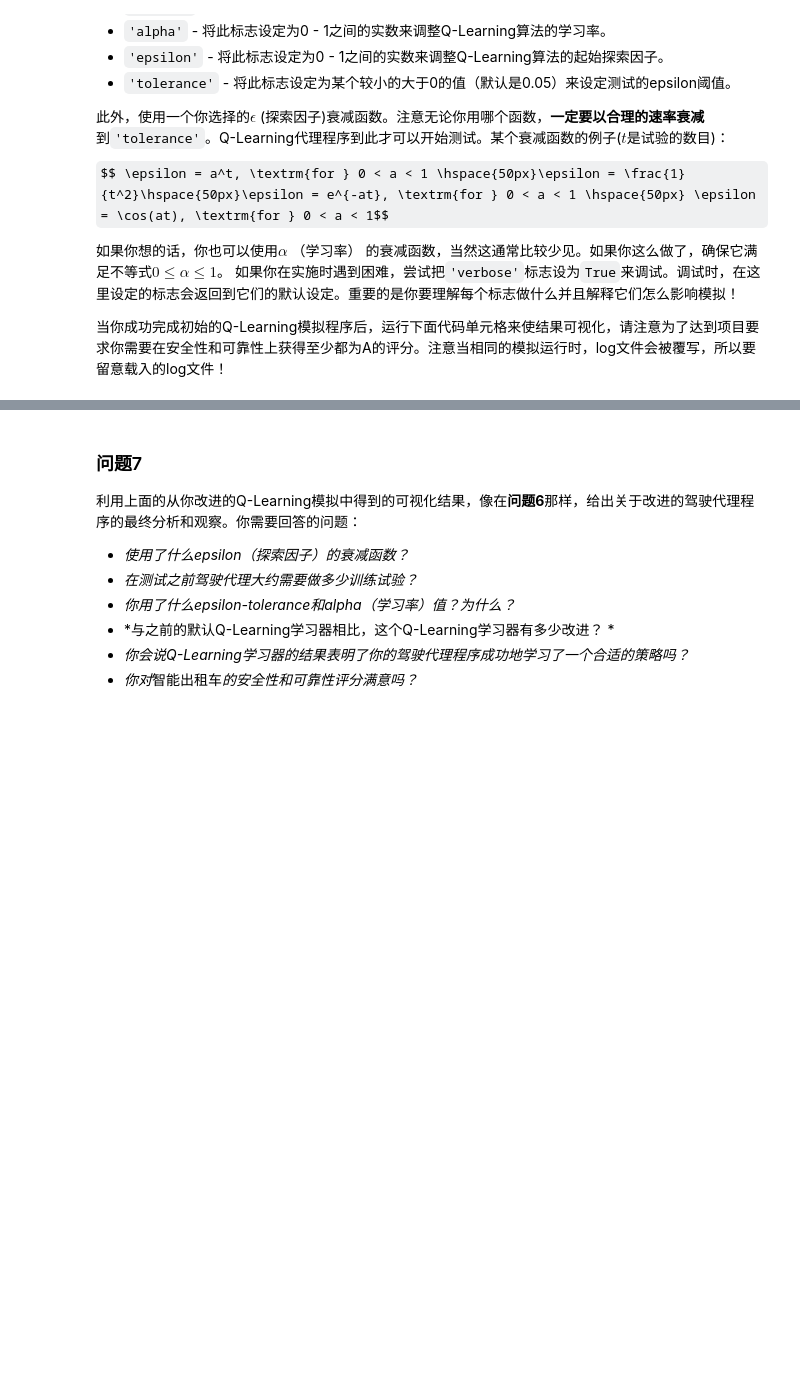
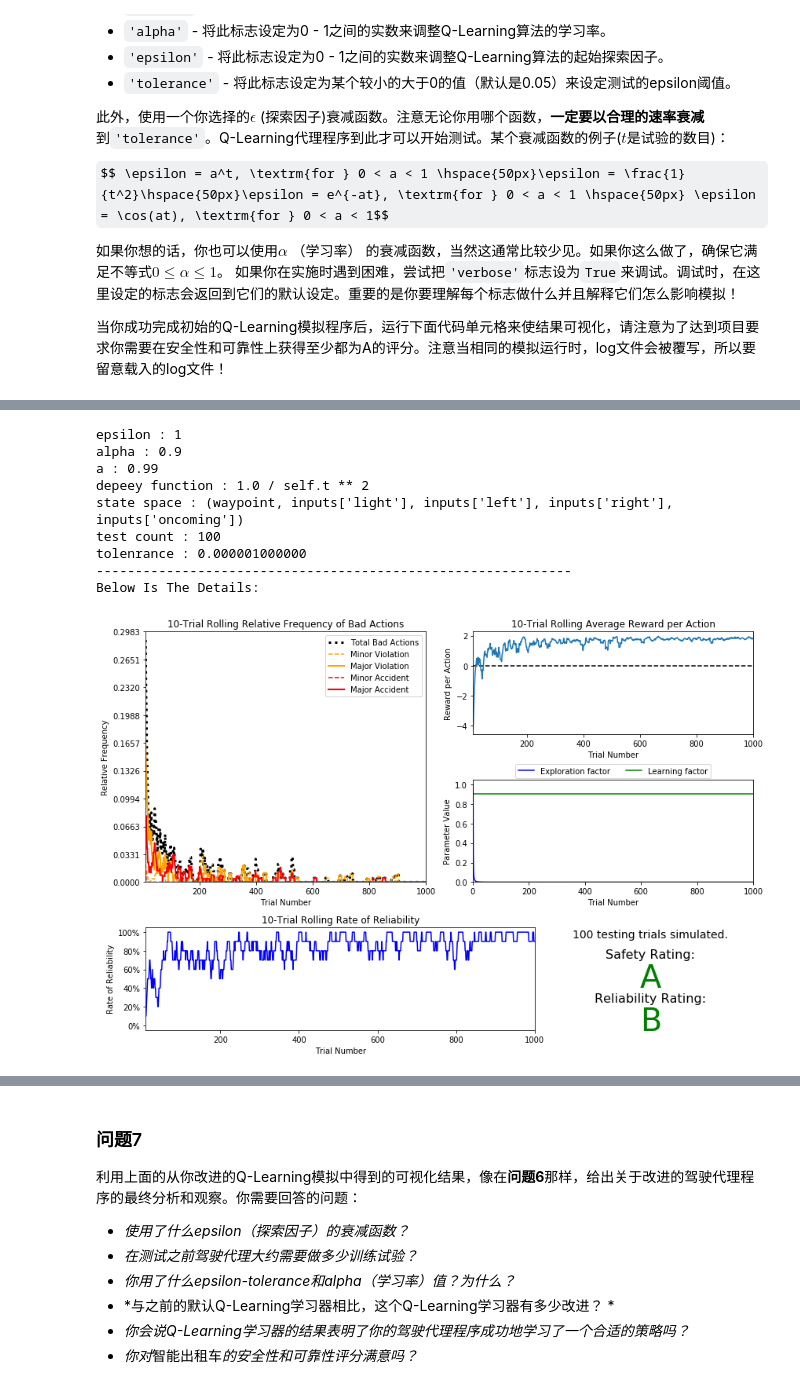
Before and after one commit to StevenHGuo/Reinforcement_Learning, a Jupyter notebook: smartcab.ipynb, the cells around one changed output, grey strips where cells are left out. Saved outputs shown, nothing was run; the diff lists cells and outputs as text; code cells hidden in the pictures; some formulas as TeX source; blank space fills up the shorter version.

```diff
--- a/smartcab.ipynb
+++ b/smartcab.ipynb
@@ -35,6 +35,45 @@ import visuals as vs
 
 # Pretty display for notebooks
 %matplotlib inline
+# %%
+import pandas as pd
+import re
+
+# Show the paramter list
+def showParamsList( filename ):
+    name = filename.split("-")
+
+    pattern = re.compile("\d+[.\d+]*")
+    match_number = re.compile('-?[0-9]+\.?[0-9]*(?:[Ee]-?[0-9]+)')
+
+    formula = int(re.search(pattern, name[5], flags=0).group())
+    if formula == 0:
+        formula = 'self.a ** self.t'
+    elif formula == 1:
+        formula = '1.0 / self.t ** 2'
+    elif formula == 2:
+        formula = 'math.e ** ( - self.a * self.t )'
+    elif formula == 3:
+        formula = 'math.cos( self.a * self.t )'
+    else:
+        formula = 'self.epsilon - 0.05'
+
+    state_space = int(re.search(pattern, name[6], flags=0).group())
+    if state_space == 1:
+        state_space = "(waypoint, inputs['light'], inputs['left'], inputs['right'], inputs['oncoming'])"
+    else:
+        state_space = "(waypoint, inputs['light'], inputs['left'], inputs['right'], inputs['oncoming'], deadline)"
+
+    print "epsilon : {}".format(re.search(pattern, name[2], flags=0).group())
+    print "alpha : {}".format(re.search(pattern, name[3], flags=0).group())
+    print "a : {}".format(re.search(pattern, name[4], flags=0).group())
+    print "depeey function : {}".format(formula)
+    print "state space : {}".format(state_space)
+    print "test count : {}".format(re.search(pattern, name[7], flags=0).group())
+    print "tolenrance : {:.12f}".format( float('1e-' + str(name[9])) )
+    print "-------------------------------------------------------------"
+    print "Below Is The Details:"
+    vs.plot_trials( filename + '.csv')
 # %% [markdown]
 ### 了解世界
 在开始实现你的驾驶代理程序前，首先需要了解*智能出租车*和驾驶代理程序运行的这个世界（环境）。构建自我学习的代理程序重要的组成部分之一就是了解代理程序的特征，包括代理程序如何运作。原样直接运行`agent.py`代理程序的代码，不需要做任何额外的修改。让结果模拟运行一段时间，以观察各个不同的工作模块。注意在可视化模拟程序（如果启用了），**白色车辆**就是*智能出租车*。
@@ -252,0 +292,13 @@ vs.plot_trials('sim_improved-learning1516115100.45.csv')
+# %%
+showParamsList('sim_improved-learning-epsilon1-alpha0.9-a0.99-formula1-state_space1-n_test100-tolerance1e-06')
+# %% [output]
+epsilon : 1
+alpha : 0.9
+a : 0.99
+depeey function : 1.0 / self.t ** 2
+state space : (waypoint, inputs['light'], inputs['left'], inputs['right'], inputs['oncoming'])
+test count : 100
+tolenrance : 0.000001000000
+-------------------------------------------------------------
+Below Is The Details:
+[figure, added]
```
Also changed, not shown: parts of 34 cells of this notebook, 37 other files.
